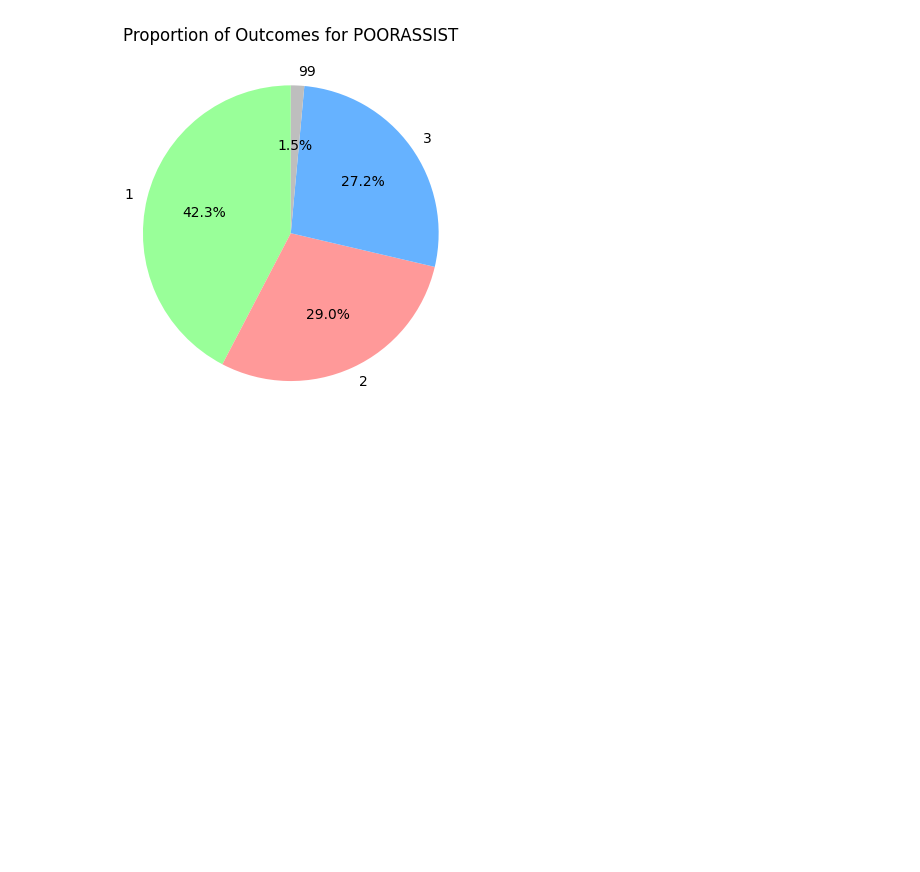
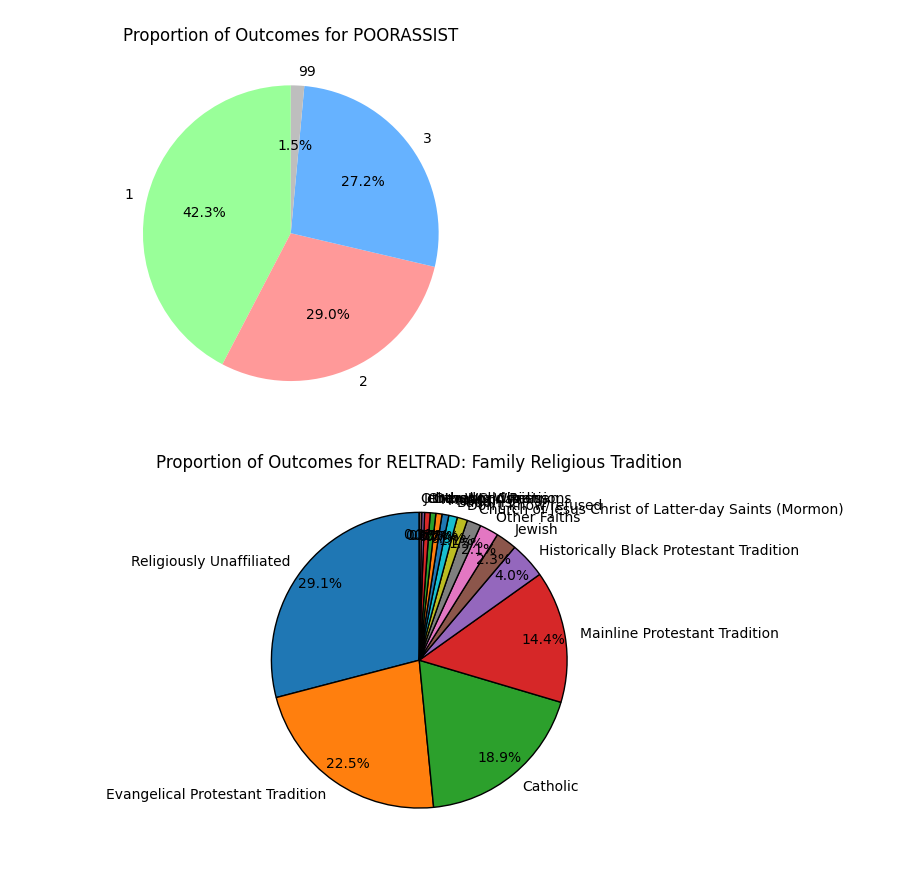
Before and after one commit to jak521/dsci441_project, a Jupyter notebook: code.ipynb, the cells around one changed output. Saved outputs shown, nothing was run; the diff lists cells and outputs as text; code cells hidden in the pictures; blank space fills up the shorter version.

```diff
--- a/code.ipynb
+++ b/code.ipynb
@@ -253,3 +257,57 @@ plot_pie_chart(df, 'POORASSIST')
 # %% [output]
 Government Assistance - 1: Should provide more assistance, 2: Should provide less assistance, 3: Is providing about the right amount of assistance, 99: Refused to Answer
 [figure]
+# %%
+# Mapping of outcome codes to their descriptive labels
+outcome_mapping = {
+    1100: 'Evangelical Protestant Tradition',
+    1200: 'Mainline Protestant Tradition',
+    1300: 'Historically Black Protestant Tradition',
+    10000: 'Catholic',
+    20000: 'Church of Jesus Christ of Latter-day Saints (Mormon)',
+    30000: 'Orthodox Christian',
+    40001: 'Jehovah\'s Witness',
+    40002: 'Other Christian',
+    50000: 'Jewish',
+    60000: 'Muslim',
+    70000: 'Buddhist',
+    80000: 'Hindu',
+    90001: 'Other World Religions',
+    90002: 'Other Faiths',
+    100000: 'Religiously Unaffiliated',
+    900000: 'Don\'t know/refused'
+}
+
+# Function to plot pie chart with labels pointing to each wedge and descriptive labels
+def plot_pie_chart_with_labels_and_mapping(data, feature_name, mapping):
+    # Calculate the proportions
+    value_counts = data[feature_name].value_counts()
+
+    # Map the numeric values to their descriptive labels using the mapping
+    labels = [mapping.get(val, str(val)) for val in value_counts.index]
+
+    # Plot the pie chart
+    wedges, texts, autotexts = plt.pie(
+        value_counts,
+        labels=labels,
+        autopct='%1.1f%%',
+        startangle=90,
+        wedgeprops={'edgecolor': 'black'},  # Optional: adds black borders to wedges
+        pctdistance=0.85,  # Adjust this value to control the distance of the percentage labels
+        labeldistance=1.1  # Controls the distance of the feature labels
+    )
+
+    # Set title
+    plt.title(f'Proportion of Outcomes for {feature_name}: Family Religious Tradition')
+
+    # Add labels to point to each wedge
+    for text in texts:
+        text.set_fontsize(10)
+
+    # Show the plot
+    plt.show()
+
+# Plot the pie chart for DENOMREC2 with descriptive labels
+plot_pie_chart_with_labels_and_mapping(df, 'RELTRAD', outcome_mapping)
+# %% [output]
+[figure, added]
```
Also changed, not shown: parts of 3 cells of this notebook.
